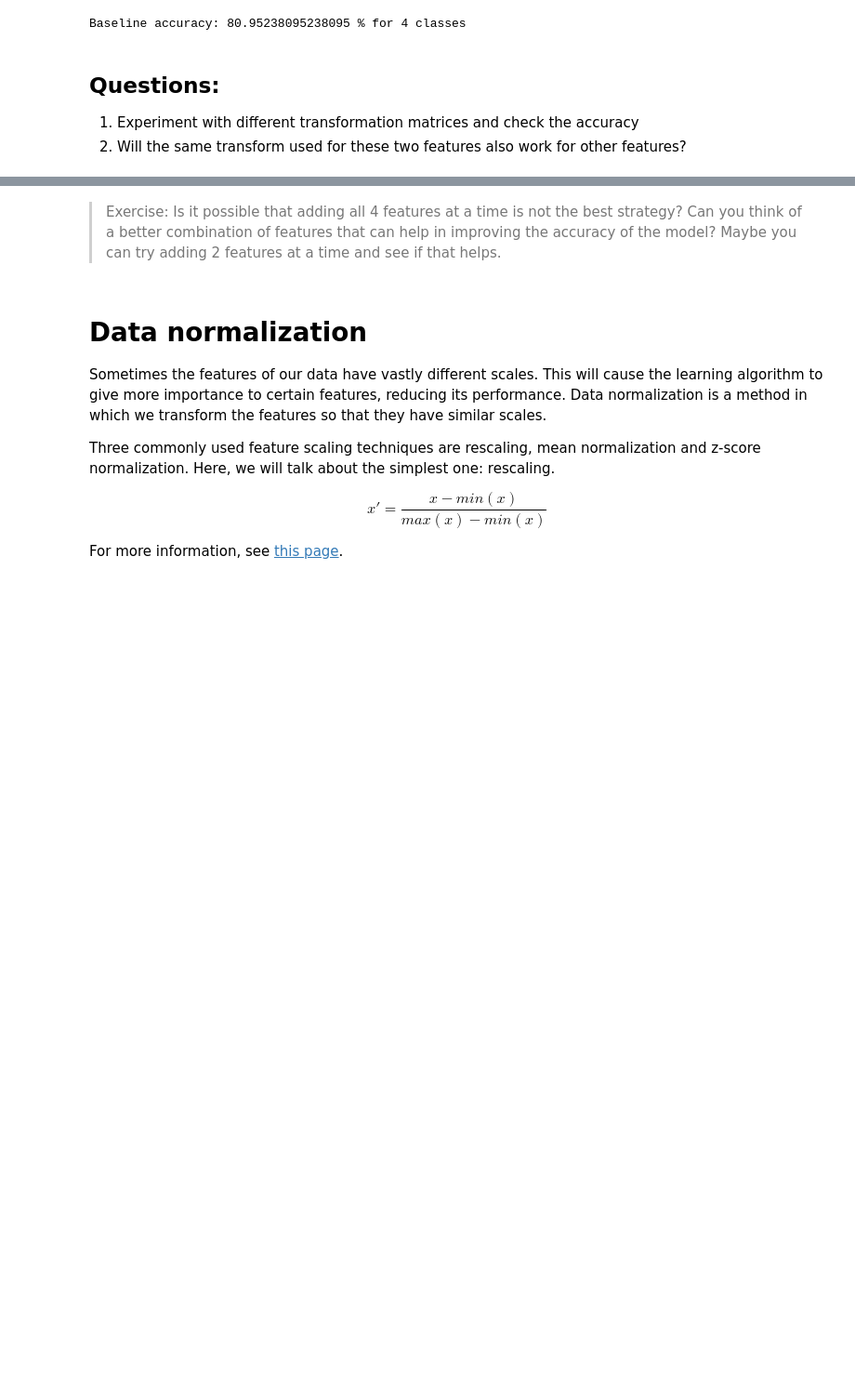
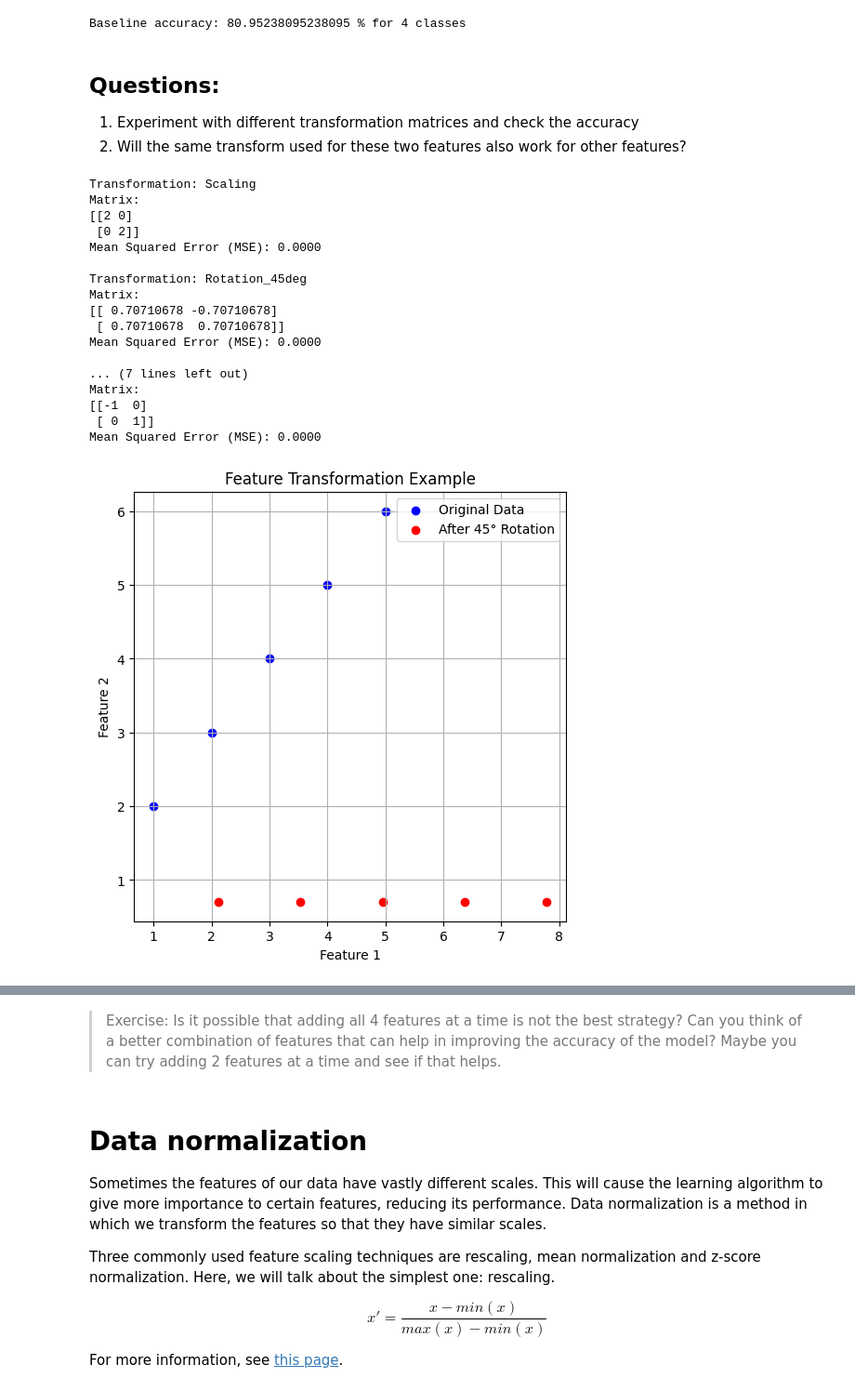
Before and after one commit to pranavteja76-eng/AIML_Projects_and-labs, a Jupyter notebook: STP_Module_01_Lab_04_Transforming_data_using_linear_algebra_by_Om.ipynb, the cells around one changed output, grey strips where cells are left out. Shown at 93% size. Cells and saved outputs as stored; diff of their text form; code cells hidden in the pictures; blank space fills up the shorter version.

```diff
--- a/STP_Module_01_Lab_04_Transforming_data_using_linear_algebra_by_Om.ipynb
+++ b/STP_Module_01_Lab_04_Transforming_data_using_linear_algebra_by_Om.ipynb
@@ -520,3 +519,74 @@ Baseline accuracy: 80.95238095238095 % for 4 classes
 ## Questions:
 1. Experiment with different transformation matrices and check the accuracy
 2. Will the same transform used for these two features also work for other features?
+# %%
+# 1st
+# Import libraries
+import numpy as np
+from sklearn.linear_model import LinearRegression
+from sklearn.metrics import mean_squared_error
+import matplotlib.pyplot as plt
+
+# Sample dataset (two simple features)
+X = np.array([
+    [1, 2],
+    [2, 3],
+    [3, 4],
+    [4, 5],
+    [5, 6]
+])
+y = np.array([3, 5, 7, 9, 11])  # Target (linear relation)
+
+# Different transformation matrices
+transformations = {
+    "Scaling": np.array([[2, 0], [0, 2]]),
+    "Rotation_45deg": np.array([[np.cos(np.pi/4), -np.sin(np.pi/4)],
+                                 [np.sin(np.pi/4),  np.cos(np.pi/4)]]),
+    "Shear": np.array([[1, 0.5], [0, 1]]),
+    "Reflection": np.array([[-1, 0], [0, 1]])
+}
+
+# Apply transformations and check accuracy
+for name, T in transformations.items():
+    X_transformed = X.dot(T)
+
+    model = LinearRegression()
+    model.fit(X_transformed, y)
+
+    y_pred = model.predict(X_transformed)
+    mse = mean_squared_error(y, y_pred)
+
+    print(f"\nTransformation: {name}")
+    print(f"Matrix:\n{T}")
+    print(f"Mean Squared Error (MSE): {mse:.4f}")
+
+# Visualize one transformation
+plt.figure(figsize=(6, 6))
+plt.scatter(X[:, 0], X[:, 1], color='blue', label='Original Data')
+X_rot = X.dot(transformations['Rotation_45deg'])
+plt.scatter(X_rot[:, 0], X_rot[:, 1], color='red', label='After 45° Rotation')
+plt.legend()
+plt.title('Feature Transformation Example')
+plt.xlabel('Feature 1')
+plt.ylabel('Feature 2')
+plt.grid(True)
+plt.show()
+# %% [output]
+Transformation: Scaling
+Matrix:
+[[2 0]
+ [0 2]]
+Mean Squared Error (MSE): 0.0000
+
+Transformation: Rotation_45deg
+Matrix:
+[[ 0.70710678 -0.70710678]
+ [ 0.70710678  0.70710678]]
+Mean Squared Error (MSE): 0.0000
+
+... (7 lines left out)
+Matrix:
+[[-1  0]
+ [ 0  1]]
+Mean Squared Error (MSE): 0.0000
+[figure, added]
```
Also changed, not shown: parts of 3 cells of this notebook.
